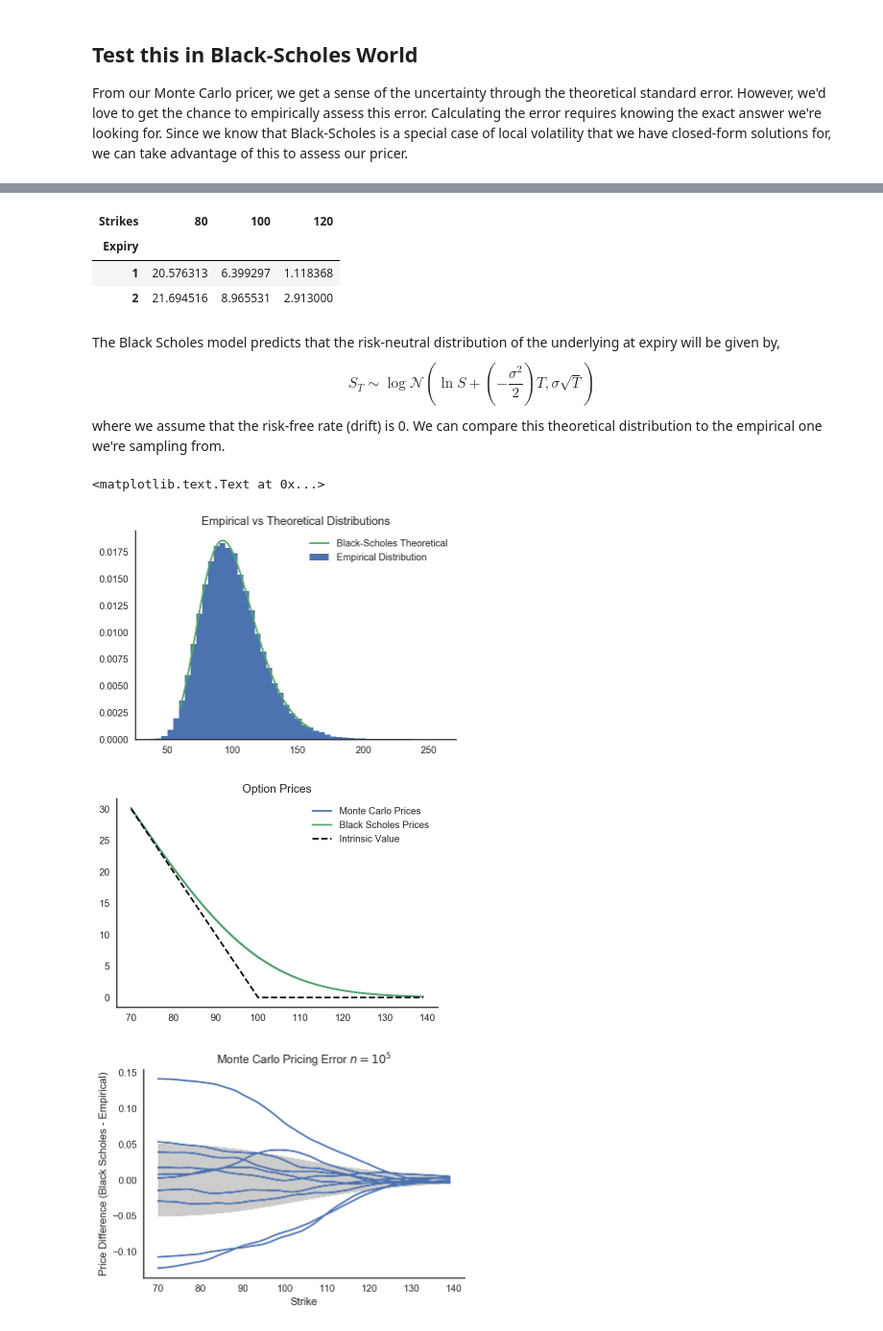
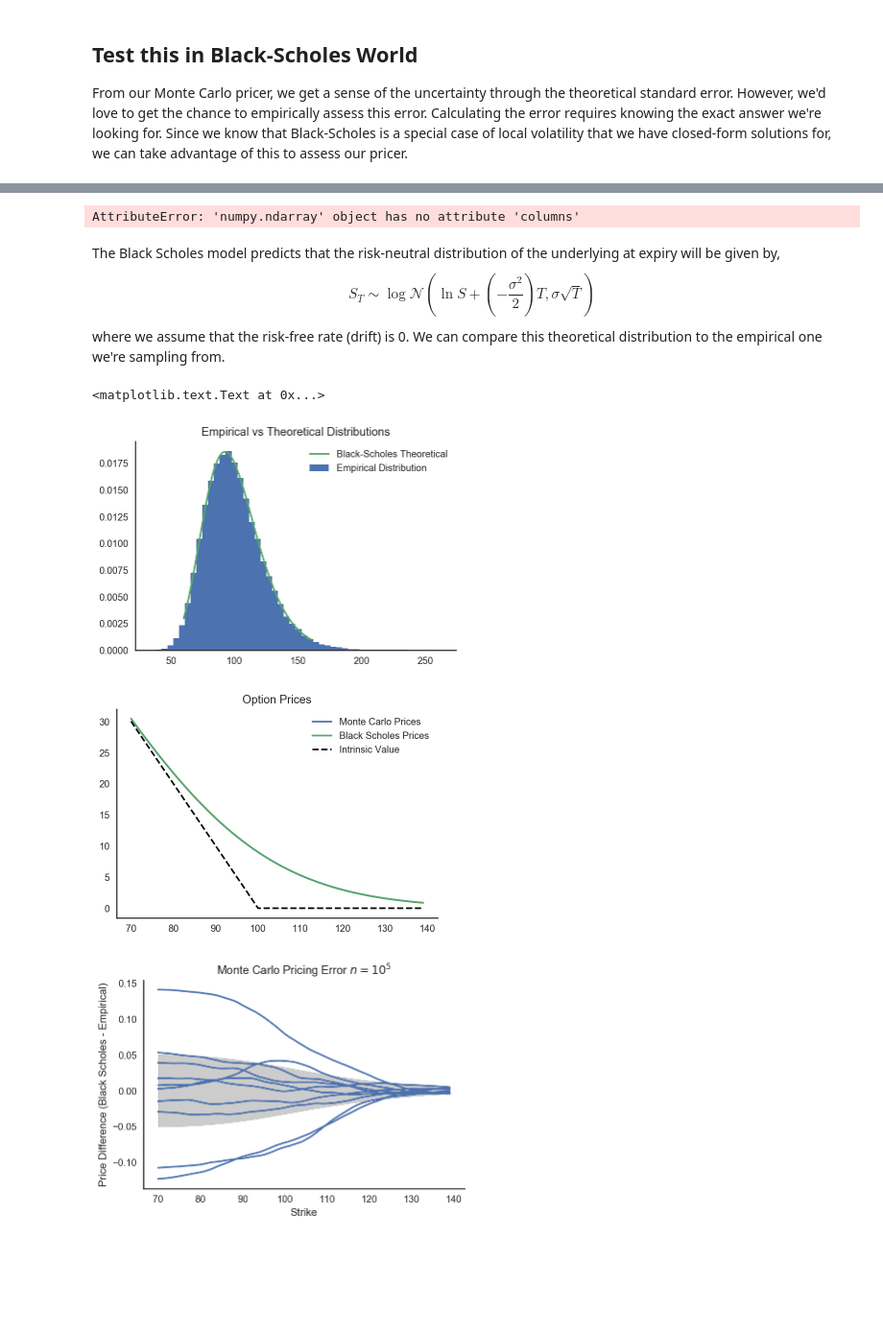
Before and after one commit to frtennis1/am205-options, a Jupyter notebook: Monte Carlo Pricer.ipynb, the cells around one changed output, grey strips where cells are left out. Shown: that part at 96% size. Cells and saved outputs as stored; diff of their text form; code cells hidden in the pictures; blank space fills up the shorter version.

```diff
--- a/Monte Carlo Pricer.ipynb
+++ b/Monte Carlo Pricer.ipynb
@@ -16,7 +16,7 @@ sns.set_style('white')
 # %% [markdown]
 ## Define Pricing Functions
 # %%
-%%writefile report/scripts/sampleendprice.py
+#%%writefile report/scripts/sampleendprice.py
 import numpy as np
 import pandas as pd
 
@@ -55,7 +55,7 @@ def sample_end_price(S0, local_vol_f, duration, n_intervals, n_samples):
     S = S0 * np.ones(n_samples)
     for i in range(1,n_intervals+1):
         time = i / duration
-        local_vols = local_vol_f(S, time).flatten()
+        local_vols = local_vol_f(S, time)
         growth_factor = np.exp(local_vols * np.random.randn(n_samples) * scaling_factor
                               - dt * local_vols**2/2)
         S = S * growth_factor
@@ -184,10 +166,7 @@ K = [80, 100, 120]
 # %%
 price_calls(K, samples)
 # %% [output]
-| Strikes | 80 | 100 | 120 |
-| Expiry |  |  |  |
-| 1 | 20.576313 | 6.399297 | 1.118368 |
-| 2 | 21.694516 | 8.965531 | 2.913000 |
+AttributeError: 'numpy.ndarray' object has no attribute 'columns'
 # %% [markdown]
 The Black Scholes model predicts that the risk-neutral distribution of the underlying at expiry will be given by,
 $$S_T \sim \log \mathcal{N}\left( \ln S + \left( -\frac{\sigma^2}{2} \right) T, \sigma \sqrt{T}\right)$$
@@ -206,20 +185,21 @@ plt.legend()
 plt.title('Empirical vs Theoretical Distributions')
 # %% [output]
 <matplotlib.text.Text at 0x...>
-[figure, old version]
+[figure, new version]
 # %%
+plt.figure()
 strikes = np.arange(70,140,1)
 pxs, sds = price_call(strikes, samples)
-bs_px = black_scholes_price(100, .16, 1, strikes)
+bs_px = black_scholes_price(100, .16, 2, strikes)
 
 plt.plot(strikes, pxs, label='Monte Carlo Prices')
 plt.plot(strikes, bs_px, label='Black Scholes Prices')
 plt.plot(strikes, np.clip(100-strikes, 0, np.inf), '--', c='k', label='Intrinsic Value')
 plt.title('Option Prices')
 sns.despine()
 plt.legend();
 # %% [output]
-[figure, old version]
+[figure, new version]
 # %%
 for i in range(10):
     samples = sample_end_price(100, vol16, 1, 1, int(1e5))
```
Also changed, not shown: parts of 5 cells of this notebook, 11 other files.
